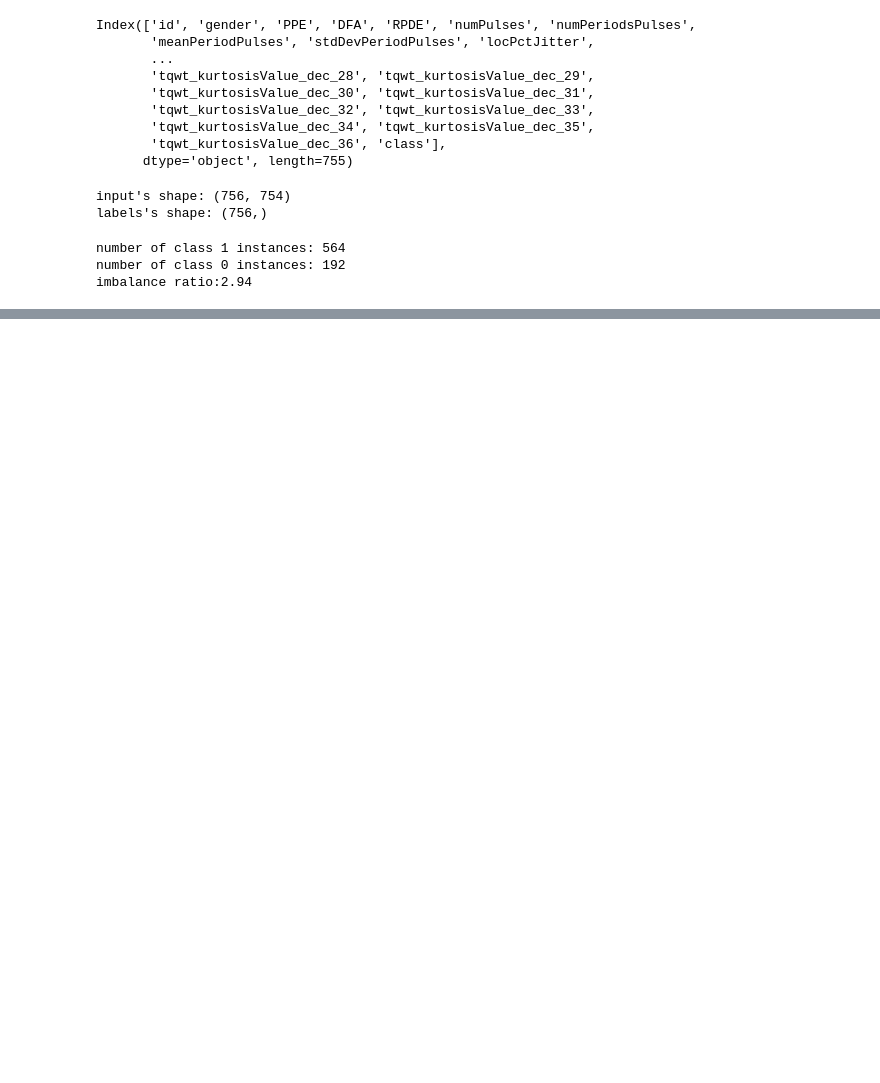
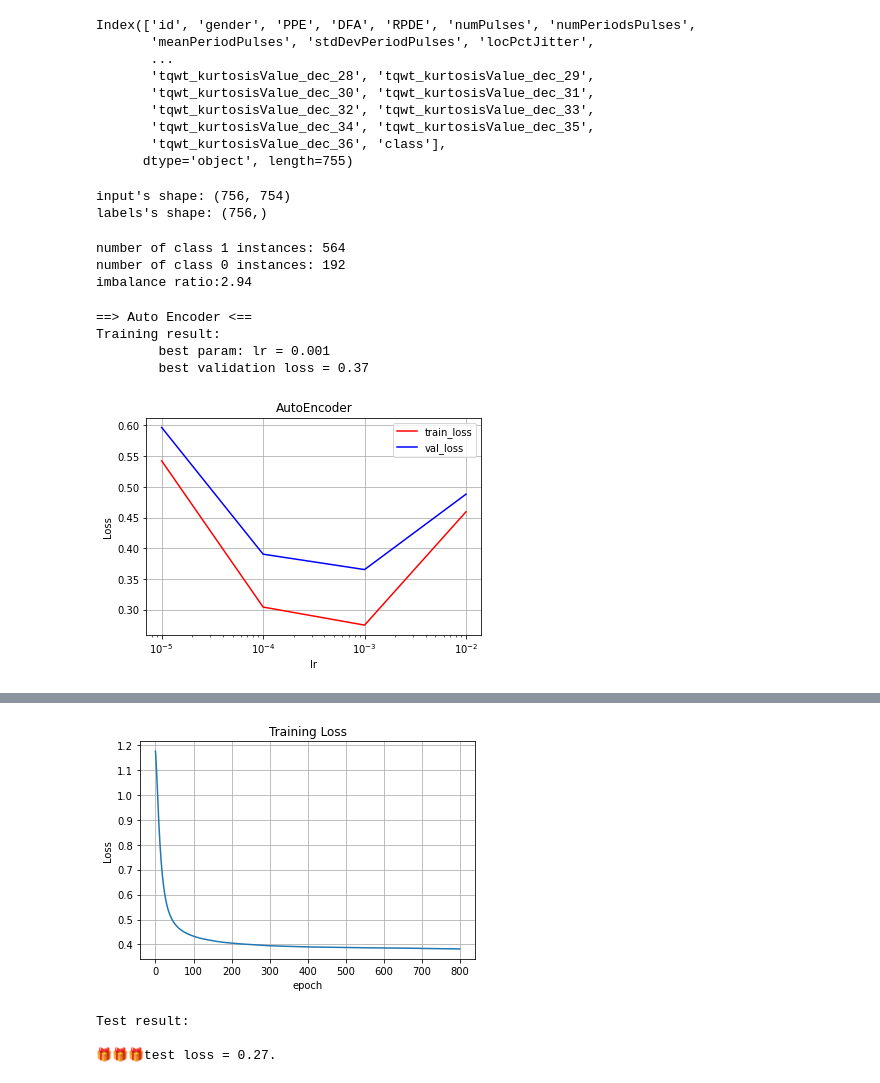
Before and after one commit to alirezakazemipour/Parkinson-Disease-Classification, a Jupyter notebook: code_and_report.ipynb, the cells around one changed output, grey strips where cells are left out. Cells and saved outputs as stored; diff of their text form; code cells hidden in the pictures; blank space fills up the shorter version.

Commit message:
Add Auto Encoder

```diff
--- a/code_and_report.ipynb
+++ b/code_and_report.ipynb
@@ -105,0 +191,72 @@ def choose_fold(x, y, n):
+# %%
+clf = AutoEncoder(hidden_units=[256, X.shape[-1]],
+                  epoch=800,
+                  opt=nn.optims.Adam,
+                  lam=1e-4,
+                  reg_type="l2",
+                  random_state=seed
+                  )
+lrs = [1e-2, 1e-3, 1e-4, 1e-5]
+history = {"train_loss": [], "val_loss": []}
+best_val_loss = np.inf
+best_param = None
+
+for lr in tqdm(lrs):
+    avg_val_loss = 0
+    avg_train_loss = 0
+
+    for x_train, y_train, x_val, y_val in choose_fold(X, X, cv_num):
+        setattr(clf, "random_state", seed)
+        setattr(clf, "lr", lr)
+        clf.fit(x_train, y_train)
+        y_pred = clf.predict(x_train)
+        avg_train_loss += clf.loss_fn(y_train, y_pred).value
+        y_pred = clf.predict(x_val)
+        avg_val_loss += clf.loss_fn(y_val, y_pred).value
+
+    history["train_loss"].append(avg_train_loss / cv_num)
+    history["val_loss"].append(avg_val_loss / cv_num)
+
+    if history["val_loss"][-1] < best_val_loss:
+        best_val_loss = history["val_loss"][-1]
+        best_param = lr
+        best_loss_hist = clf.loss_history
+
+print("==> Auto Encoder <==")
+print("Training result:")
+print("\tbest param: {} = {}\n\tbest validation loss = {:.2f}".format("lr",
+                                                                      best_param,
+                                                                      best_val_loss))
+plt.plot(lrs, history["train_loss"], c="r")
+plt.plot(lrs, history["val_loss"], c="b")
+plt.legend(history.keys())
+plt.grid()
+plt.title("AutoEncoder")
+plt.ylabel("Loss")
+plt.xlabel("lr")
+plt.xscale("log")
+plt.show()
+
+clf.model_architecture()
+plt.plot()
+plt.plot(range(clf.epoch), best_loss_hist)
+plt.grid()
+plt.title("Training Loss")
+plt.ylabel("Loss")
+plt.xlabel("epoch")
+plt.show()
+
+print("\nTest result: ")
+setattr(clf, "lr", best_param)
+clf.fit(X, X)
+x_test_stand = scaler.transform(x_test)
+y_pred = clf.predict(x_test_stand)
+test_loss = clf.loss_fn(x_test_stand, y_pred).value
+
+print(f"\n🎁🎁🎁test loss = {test_loss:.2f}")
+# %% [output]
+==> Auto Encoder <==
+Training result:
+        best param: lr = 0.001
+        best validation loss = 0.37
+[figure, added]
@@ -106 +274,5 @@ def choose_fold(x, y, n):
+[figure, added]
+Test result:
+
+🎁🎁🎁test loss = 0.27.
 # %%
```
Also changed, not shown: parts of 9 cells of this notebook.
